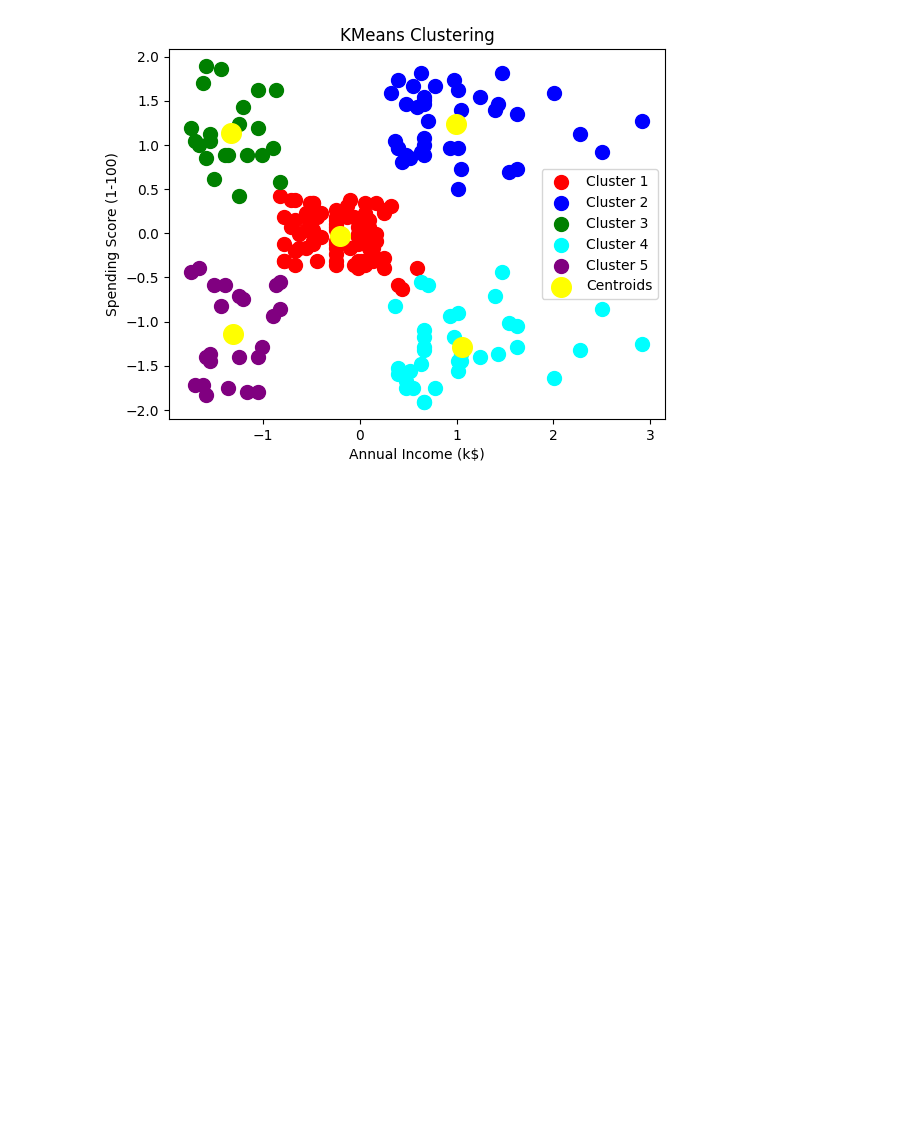
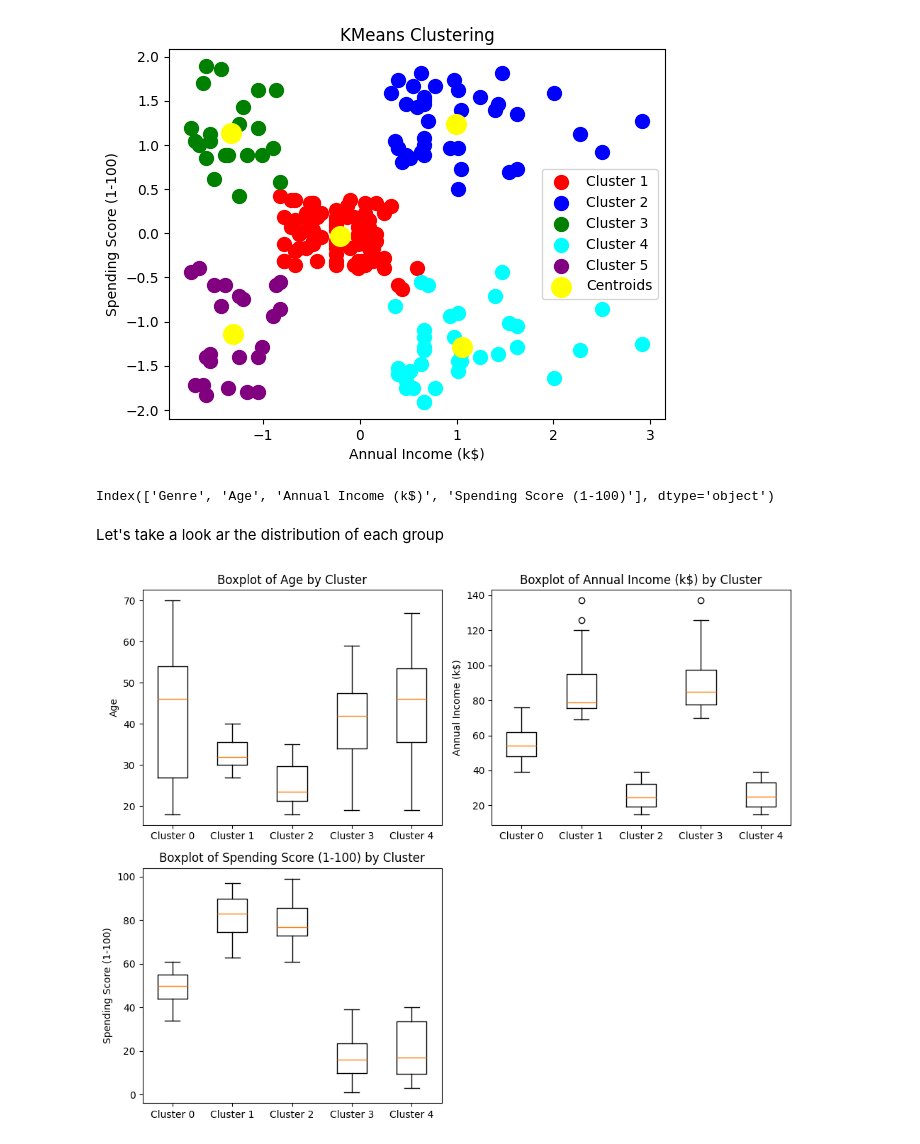
Before and after one commit to ramosmat/mall-customers-predict, a Jupyter notebook: script.ipynb, the cells around one changed output. Saved outputs shown, nothing was run; the diff lists cells and outputs as text; code cells hidden in the pictures; blank space fills up the shorter version.

```diff
--- a/script.ipynb
+++ b/script.ipynb
@@ -103,3 +119,29 @@ plt.legend()
 plt.show()
 # %% [output]
 [figure]
+# %%
+dataset.drop(['CustomerID','Cluster'], axis = 1).columns
+# %% [output]
+Index(['Genre', 'Age', 'Annual Income (k$)', 'Spending Score (1-100)'], dtype='object')
+# %% [markdown]
+Let's take a look ar the distribution of each group
+# %%
+# Let's take a look at a boxplot of each variable
+dataset['Genre'] = dataset['Genre'].map({'Male': 0, 'Female': 1})
+
+# Create boxplot graphs
+columns = dataset.drop(['CustomerID','Cluster','Genre'], axis = 1).columns
+
+plt.figure(figsize=(10, 8))
+
+for i, column in enumerate(columns, 1):
+    plt.subplot(2, 2, i)
+    data_to_plot = [dataset[dataset['Cluster'] == cluster][column] for cluster in sorted(dataset['Cluster'].unique())]
+    plt.boxplot(data_to_plot, labels=[f'Cluster {c}' for c in sorted(dataset['Cluster'].unique())])
+    plt.title(f'Boxplot of {columns[i-1]} by Cluster')
+    plt.ylabel(columns[i-1])
+
+plt.tight_layout()
+plt.show()
+# %% [output]
+[figure, added]
```
Also changed, not shown: parts of 4 cells of this notebook, 1 other file.
